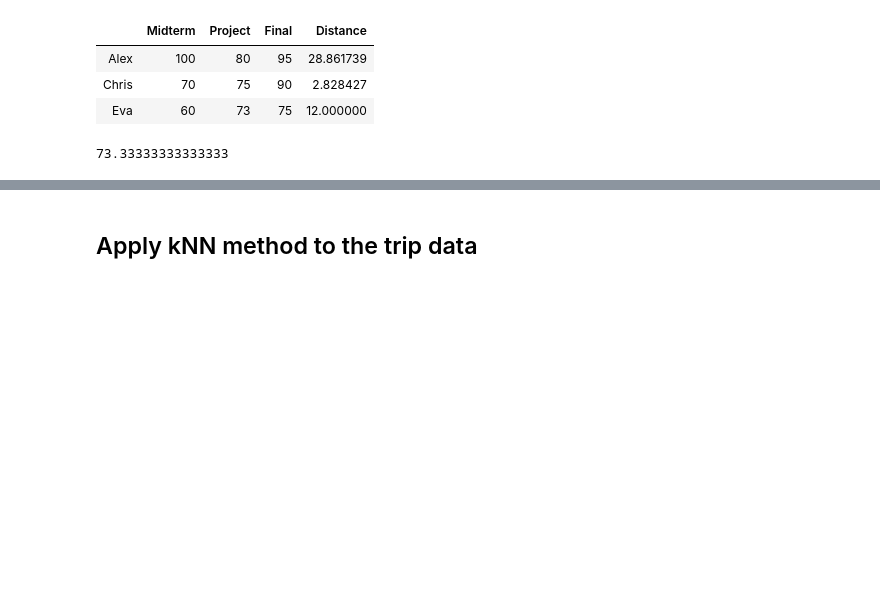
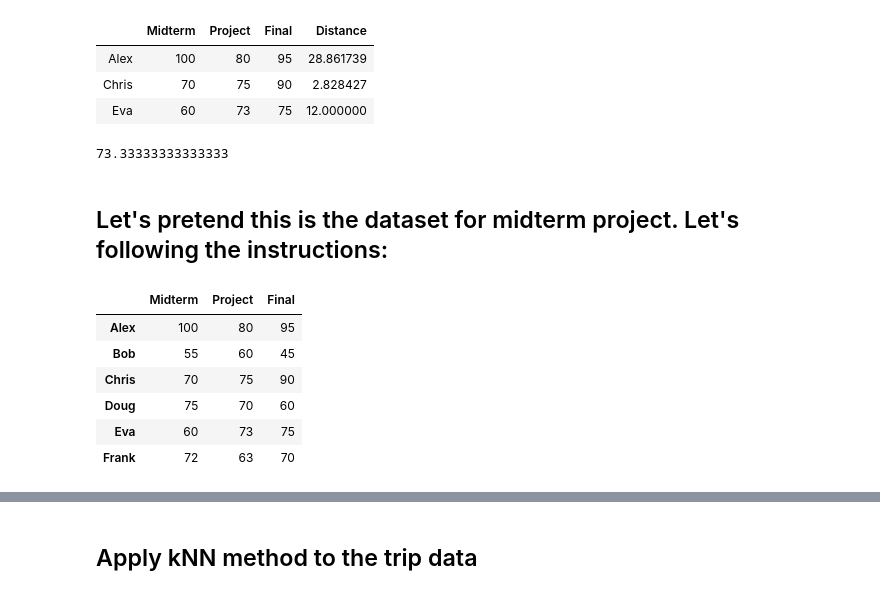
Before and after one commit to ch00226855/CMP464-Fall2019, a Jupyter notebook: Week7_Matplotlib_Part2.ipynb, the cells around one changed output, grey strips where cells are left out. Drawn from its saved outputs; the diff is of its cells as text; code cells hidden in the pictures; blank space fills up the shorter version.

```diff
--- a/Week7_Matplotlib_Part2.ipynb
+++ b/Week7_Matplotlib_Part2.ipynb
@@ -680,3 +674,29 @@ prediction = data_knearest['Final'].mean()
 print(prediction)
 # %% [output]
 73.33333333333333
+# %% [markdown]
+## Let's pretend this is the dataset for midterm project. Let's following the instructions:
+# %%
+import pandas as pd
+import numpy as np
+
+values = np.array([
+    [100, 80, 95],
+    [55, 60, 45],
+    [70, 75, 90],
+    [75, 70, 60],
+    [60, 73, 75],
+    [72, 63, 70]
+])
+data = pd.DataFrame(values,
+                   columns=['Midterm', 'Project', 'Final'],
+                   index=['Alex', 'Bob', 'Chris', 'Doug', 'Eva', "Frank"])
+data
+# %% [output]
+|  | Midterm | Project | Final |
+| Alex | 100 | 80 | 95 |
+| Bob | 55 | 60 | 45 |
+| Chris | 70 | 75 | 90 |
+| Doug | 75 | 70 | 60 |
+| Eva | 60 | 73 | 75 |
+| Frank | 72 | 63 | 70 |
```
Also changed, not shown: parts of 11 cells of this notebook.
